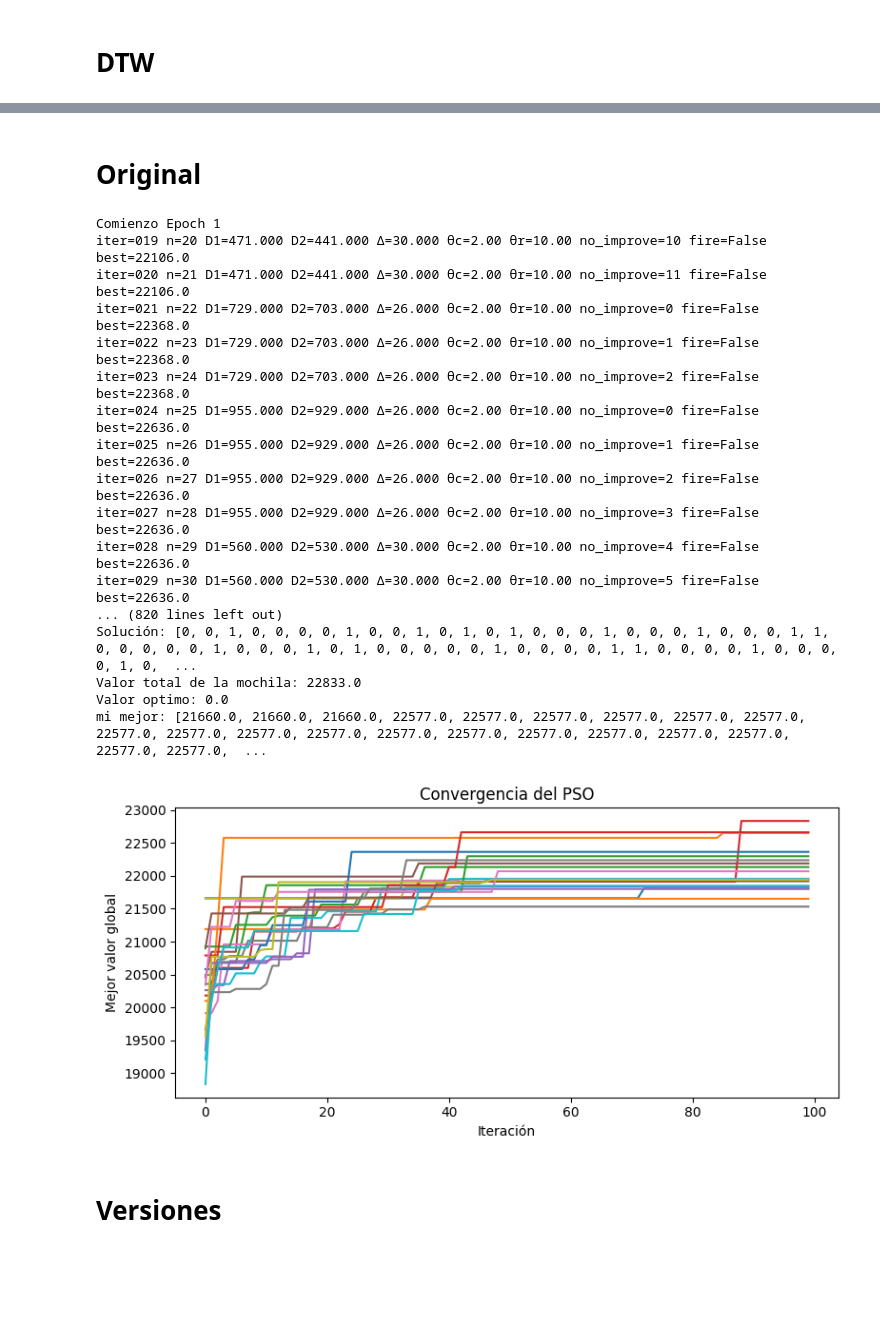
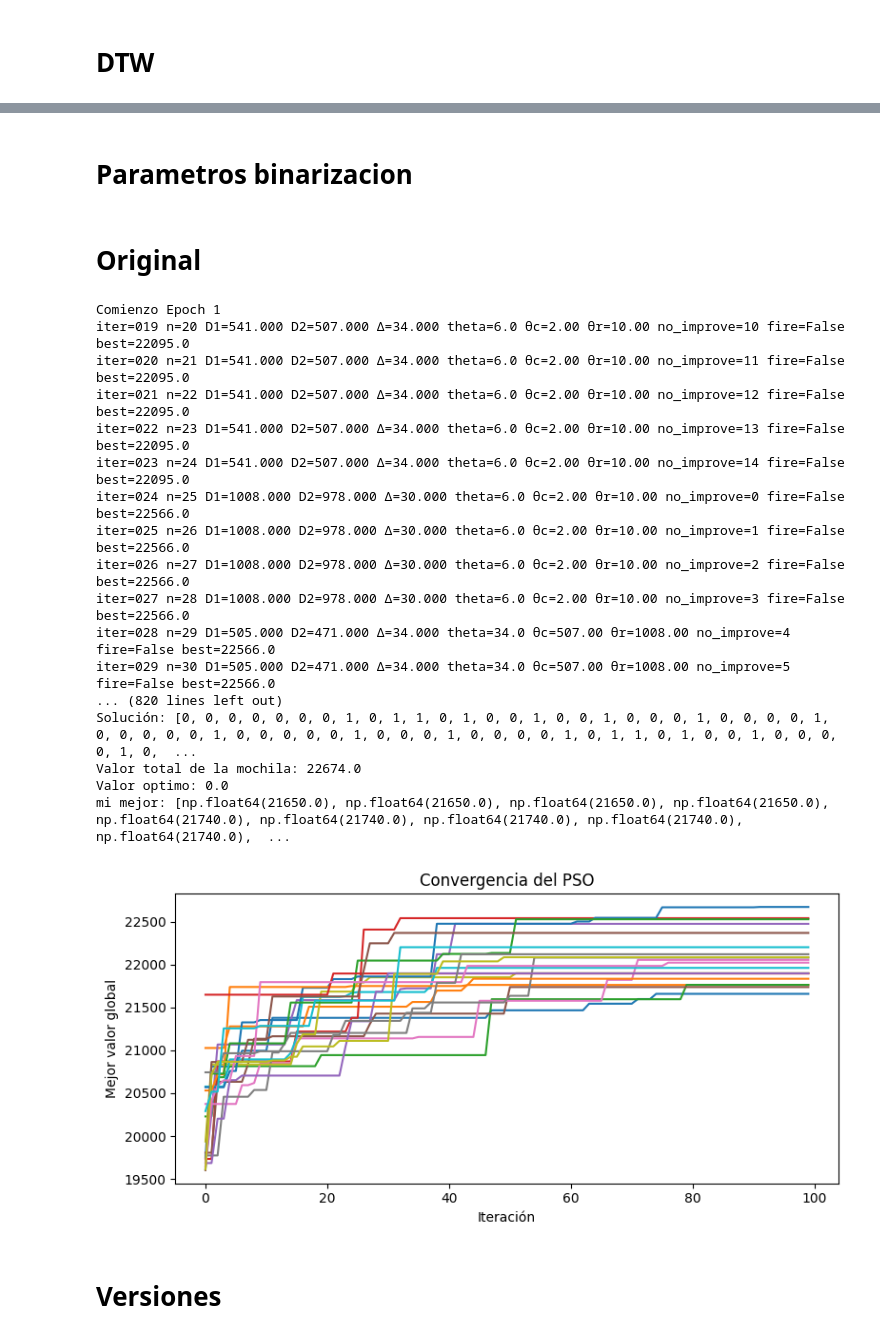
Before and after one commit to jochevipe/DTW_optimization, a Jupyter notebook: LB2_MKP.ipynb, the cells around one changed output, grey strips where cells are left out. Cells and saved outputs as stored; diff of their text form; code cells hidden in the pictures; blank space fills up the shorter version.

```diff
--- a/LB2_MKP.ipynb
+++ b/LB2_MKP.ipynb
@@ -287,9 +287,10 @@ class StagnationMonitor:
         self.d1_hist.append(D1); self.d2_hist.append(D2); self.delta_hist.append(delta)
 
         if self.cfg.adapt_thresholds and len(self.d1_hist) >= 10:
-            theta_c = moving_percentile(self.d2_hist, self.cfg.p_low)
-            theta_r = moving_percentile(self.d1_hist, self.cfg.p_high)
-            theta_delta = moving_percentile(self.delta_hist, self.cfg.p_high)
+            H_LEN = 100
+            theta_c = moving_percentile(self.d2_hist[-H_LEN:], self.cfg.p_low)
+            theta_r = moving_percentile(self.d1_hist[-H_LEN:], self.cfg.p_high)
+            theta_delta = moving_percentile(self.delta_hist[-H_LEN:], self.cfg.p_high)
         else:
             theta_c = 0.1 * W; theta_r = 0.5 * W; theta_delta = 0.3 * W
 
@@ -318,5 +319,5 @@ for t,v in enumerate(best,1):
     out = mon.update(v)
     if out.get('ready'):
         print(f"t={t:02d} fire={out['fire']} no_improve={out['no_improve_len']}"
-              f" D1={out['D1_vs_ramp']:.1f} D2={out['D2_vs_const']:.1f} Δ={out['delta']:.1f}")
+              f" D1={out['D1_vs_ramp']:.1f} D2={out['D2_vs_const']:.1f} Δ={out['delta']:.1f}, theta={out['theta_delta']:.1f} ")
 # %% [output]
@@ -333,3 +334,5 @@ t=19 fire=False no_improve=0 D1=24.8 D2=25.0 Δ=-0.2
+# %% [markdown]
+# Parametros binarizacion
 # %%
 # Parámetros del PSO
 num_particulas = 20
@@ -377,7 +380,7 @@ for aux in range(epoch):
           patience=2,         # espera 2 confirmaciones antes de disparar
           min_slope=2.0,      # exige al menos +2 unidades por iter
           use_ddtw=True,      # analiza la forma (pendientes)
-          adapt_thresholds=False  # usa umbrales fijos más predecibles
+          adapt_thresholds=True  # usa umbrales fijos más predecibles
       )
   )
 
@@ -473,53 +476,55 @@ for aux in range(epoch):
           f"D1={out['D1_vs_ramp']:.3f}",
           f"D2={out['D2_vs_const']:.3f}",
           f"Δ={out['delta']:.3f}",
+          f"theta={out['theta_delta']}",
           f"θc={out['theta_c']:.2f}",
           f"θr={out['theta_r']:.2f}",
           f"no_improve={out['no_improve_len']}",
           f"fire={out['fire']}",
-          f"best={mejor_valor_global:.1f}"
+          f"best={mejor_valor_global:.1f}",
+
       )
 
   results_original.append(mejor_valor_global)
   print(f"Fin Epoch {aux + 1}")
 
 print(results_original)
 # Resultados
 print("Mejor solución encontrada:")
 print("Solución:", mejor_solucion_global)
 print("Valor total de la mochila:", mejor_valor_global)
 print("Valor optimo:", valor_optimo)
 print("mi mejor:", historial_mejor_global2)
 
 # Gráfico para KAKA
 plt.figure(figsize=(8, 4))
 # Gráfico para historial_mejor_global
 plt.subplot(111)
 plt.plot(historial_mejor_global)
 plt.title("Convergencia del PSO")
 plt.xlabel("Iteración")
 plt.ylabel("Mejor valor global")
 
 plt.tight_layout()
 plt.show()
 # %% [output]
 Comienzo Epoch 1
-iter=019 n=20 D1=471.000 D2=441.000 Δ=30.000 θc=2.00 θr=10.00 no_improve=10 fire=False best=22106.0
-iter=020 n=21 D1=471.000 D2=441.000 Δ=30.000 θc=2.00 θr=10.00 no_improve=11 fire=False best=22106.0
-iter=021 n=22 D1=729.000 D2=703.000 Δ=26.000 θc=2.00 θr=10.00 no_improve=0 fire=False best=22368.0
-iter=022 n=23 D1=729.000 D2=703.000 Δ=26.000 θc=2.00 θr=10.00 no_improve=1 fire=False best=22368.0
-iter=023 n=24 D1=729.000 D2=703.000 Δ=26.000 θc=2.00 θr=10.00 no_improve=2 fire=False best=22368.0
-iter=024 n=25 D1=955.000 D2=929.000 Δ=26.000 θc=2.00 θr=10.00 no_improve=0 fire=False best=22636.0
-iter=025 n=26 D1=955.000 D2=929.000 Δ=26.000 θc=2.00 θr=10.00 no_improve=1 fire=False best=22636.0
-iter=026 n=27 D1=955.000 D2=929.000 Δ=26.000 θc=2.00 θr=10.00 no_improve=2 fire=False best=22636.0
-iter=027 n=28 D1=955.000 D2=929.000 Δ=26.000 θc=2.00 θr=10.00 no_improve=3 fire=False best=22636.0
-iter=028 n=29 D1=560.000 D2=530.000 Δ=30.000 θc=2.00 θr=10.00 no_improve=4 fire=False best=22636.0
-iter=029 n=30 D1=560.000 D2=530.000 Δ=30.000 θc=2.00 θr=10.00 no_improve=5 fire=False best=22636.0
+iter=019 n=20 D1=541.000 D2=507.000 Δ=34.000 theta=6.0 θc=2.00 θr=10.00 no_improve=10 fire=False best=22095.0
+iter=020 n=21 D1=541.000 D2=507.000 Δ=34.000 theta=6.0 θc=2.00 θr=10.00 no_improve=11 fire=False best=22095.0
+iter=021 n=22 D1=541.000 D2=507.000 Δ=34.000 theta=6.0 θc=2.00 θr=10.00 no_improve=12 fire=False best=22095.0
+iter=022 n=23 D1=541.000 D2=507.000 Δ=34.000 theta=6.0 θc=2.00 θr=10.00 no_improve=13 fire=False best=22095.0
+iter=023 n=24 D1=541.000 D2=507.000 Δ=34.000 theta=6.0 θc=2.00 θr=10.00 no_improve=14 fire=False best=22095.0
+iter=024 n=25 D1=1008.000 D2=978.000 Δ=30.000 theta=6.0 θc=2.00 θr=10.00 no_improve=0 fire=False best=22566.0
+iter=025 n=26 D1=1008.000 D2=978.000 Δ=30.000 theta=6.0 θc=2.00 θr=10.00 no_improve=1 fire=False best=22566.0
+iter=026 n=27 D1=1008.000 D2=978.000 Δ=30.000 theta=6.0 θc=2.00 θr=10.00 no_improve=2 fire=False best=22566.0
+iter=027 n=28 D1=1008.000 D2=978.000 Δ=30.000 theta=6.0 θc=2.00 θr=10.00 no_improve=3 fire=False best=22566.0
+iter=028 n=29 D1=505.000 D2=471.000 Δ=34.000 theta=34.0 θc=507.00 θr=1008.00 no_improve=4 fire=False best=22566.0
+iter=029 n=30 D1=505.000 D2=471.000 Δ=34.000 theta=34.0 θc=507.00 θr=1008.00 no_improve=5 fire=False best=22566.0
 ... (820 lines left out)
-Solución: [0, 0, 1, 0, 0, 0, 0, 1, 0, 0, 1, 0, 1, 0, 1, 0, 0, 0, 1, 0, 0, 0, 1, 0, 0, 0, 1, 1, 0, 0, 0, 0, 0, 1, 0, 0, 0, 1, 0, 1, 0, 0, 0, 0, 0, 1, 0, 0, 0, 0, 1, 1, 0, 0, 0, 0, 1, 0, 0, 0, 0, 1, 0,  ...
-Valor total de la mochila: 22833.0
+Solución: [0, 0, 0, 0, 0, 0, 0, 1, 0, 1, 1, 0, 1, 0, 0, 1, 0, 0, 1, 0, 0, 0, 1, 0, 0, 0, 0, 1, 0, 0, 0, 0, 0, 1, 0, 0, 0, 0, 0, 1, 0, 0, 0, 1, 0, 0, 0, 0, 1, 0, 1, 1, 0, 1, 0, 0, 1, 0, 0, 0, 0, 1, 0,  ...
+Valor total de la mochila: 22674.0
 Valor optimo: 0.0
-mi mejor: [21660.0, 21660.0, 21660.0, 22577.0, 22577.0, 22577.0, 22577.0, 22577.0, 22577.0, 22577.0, 22577.0, 22577.0, 22577.0, 22577.0, 22577.0, 22577.0, 22577.0, 22577.0, 22577.0, 22577.0, 22577.0,  ...
+mi mejor: [np.float64(21650.0), np.float64(21650.0), np.float64(21650.0), np.float64(21650.0), np.float64(21740.0), np.float64(21740.0), np.float64(21740.0), np.float64(21740.0), np.float64(21740.0),  ...
-[figure, old version]
+[figure, new version]
 # %% [markdown]
 # Versiones
```
Also changed, not shown: parts of 28 cells of this notebook, 3 other files.
